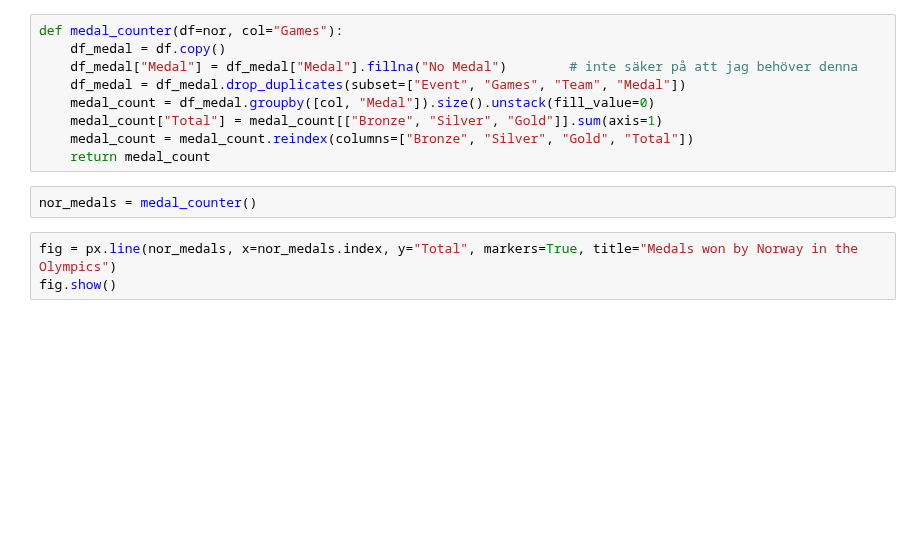
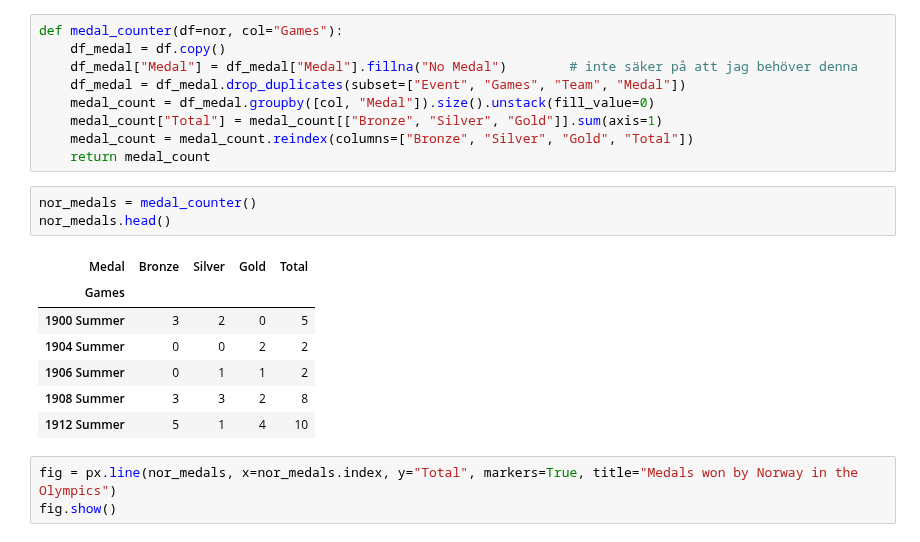
Before and after one commit to Ludwilton/Projekt-OS-Norge, a Jupyter notebook: uppgift_0/uppgift.0.ANDERS.ipynb, the cells around one changed output. Saved outputs shown, nothing was run; the diff lists cells and outputs as text; blank space fills up the shorter version.

```diff
--- a/uppgift_0/uppgift.0.ANDERS.ipynb
+++ b/uppgift_0/uppgift.0.ANDERS.ipynb
@@ -32,6 +32,15 @@ def medal_counter(df=nor, col="Games"):
     return medal_count
 # %%
 nor_medals = medal_counter()
+nor_medals.head()
+# %% [output]
+| Medal | Bronze | Silver | Gold | Total |
+| Games |  |  |  |  |
+| 1900 Summer | 3 | 2 | 0 | 5 |
+| 1904 Summer | 0 | 0 | 2 | 2 |
+| 1906 Summer | 0 | 1 | 1 | 2 |
+| 1908 Summer | 3 | 3 | 2 | 8 |
+| 1912 Summer | 5 | 1 | 4 | 10 |
 # %%
 fig = px.line(nor_medals, x=nor_medals.index, y="Total", markers=True, title="Medals won by Norway in the Olympics")
 fig.show()
```
Also changed, not shown: parts of 4 cells of this notebook.
